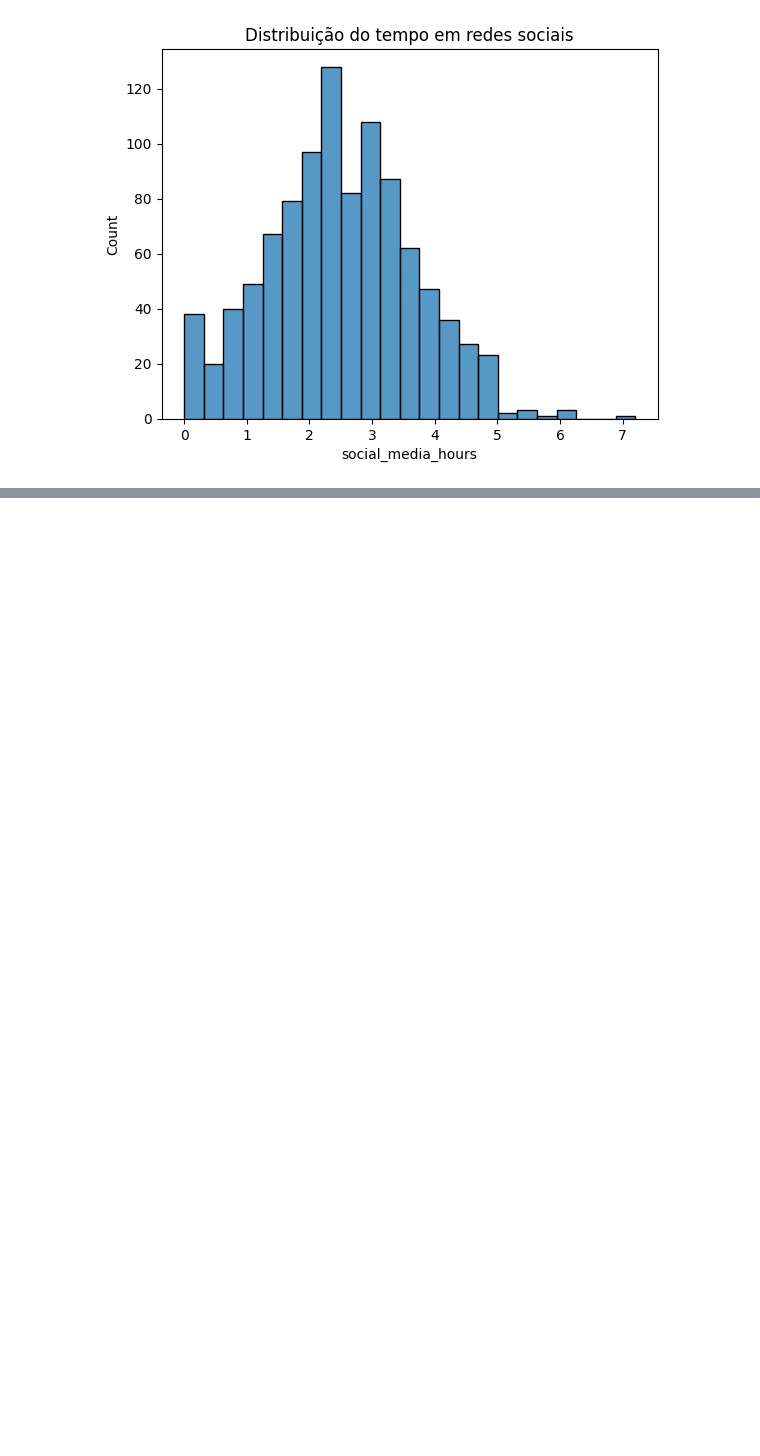
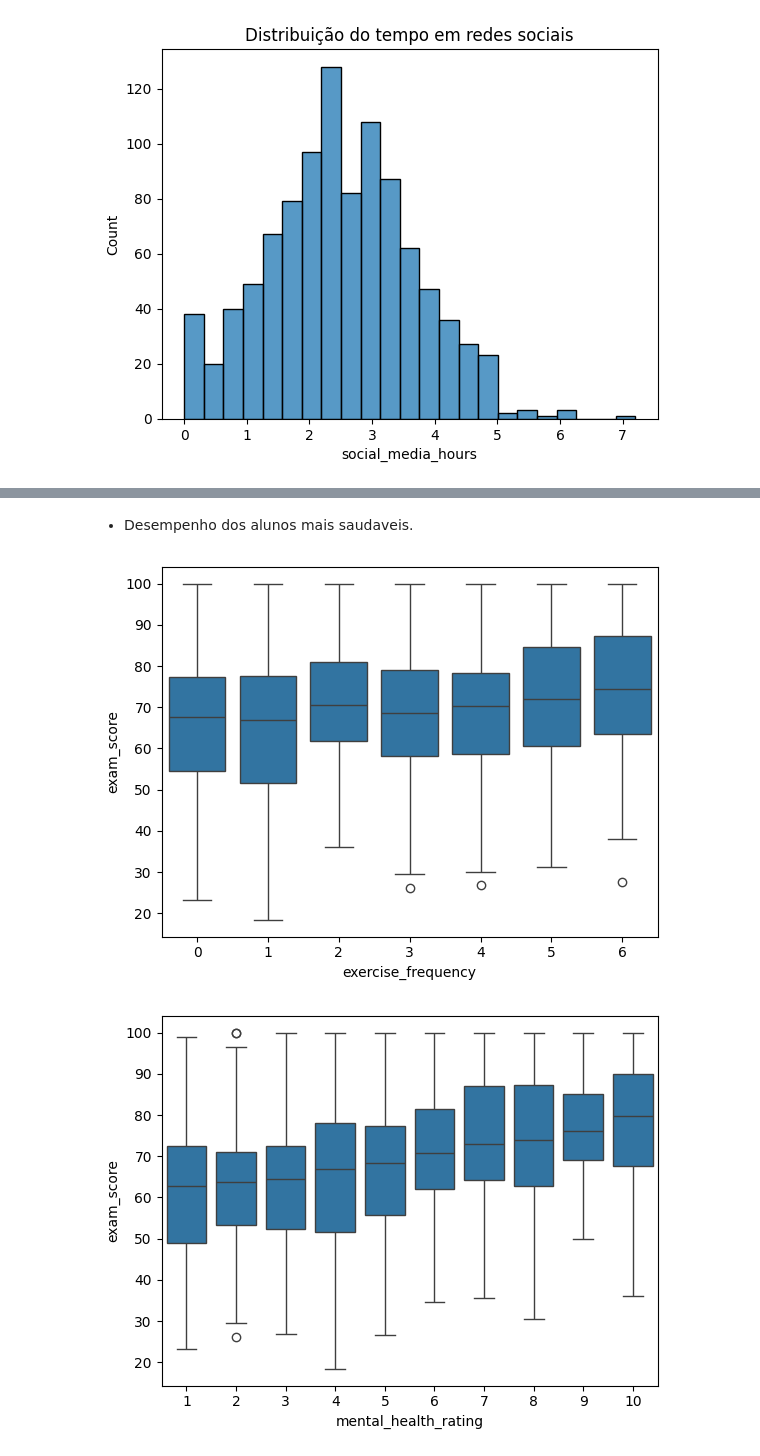
Before and after one commit to arnaldosantosjr/aprendendo-Python, a Jupyter notebook: Alanise/estatistic.ipynb, the cells around one changed output, grey strips where cells are left out. Saved outputs shown, nothing was run; the diff lists cells and outputs as text; code cells hidden in the pictures; blank space fills up the shorter version.

```diff
--- a/Alanise/estatistic.ipynb
+++ b/Alanise/estatistic.ipynb
@@ -118,0 +123,10 @@ Name: count, dtype: int64
+# %% [markdown]
+- Desempenho dos alunos mais saudaveis.
+# %%
+# Frequencia de exercícios físicos
+for col in ["exercise_frequency", "mental_health_rating", "diet_quality"]:
+	sns.boxplot(x=col, y="exam_score", data=df)
+	plt.show()
+# %% [output]
+[figure, added]
+[figure, added]
```
Also changed, not shown: parts of 5 cells of this notebook.
